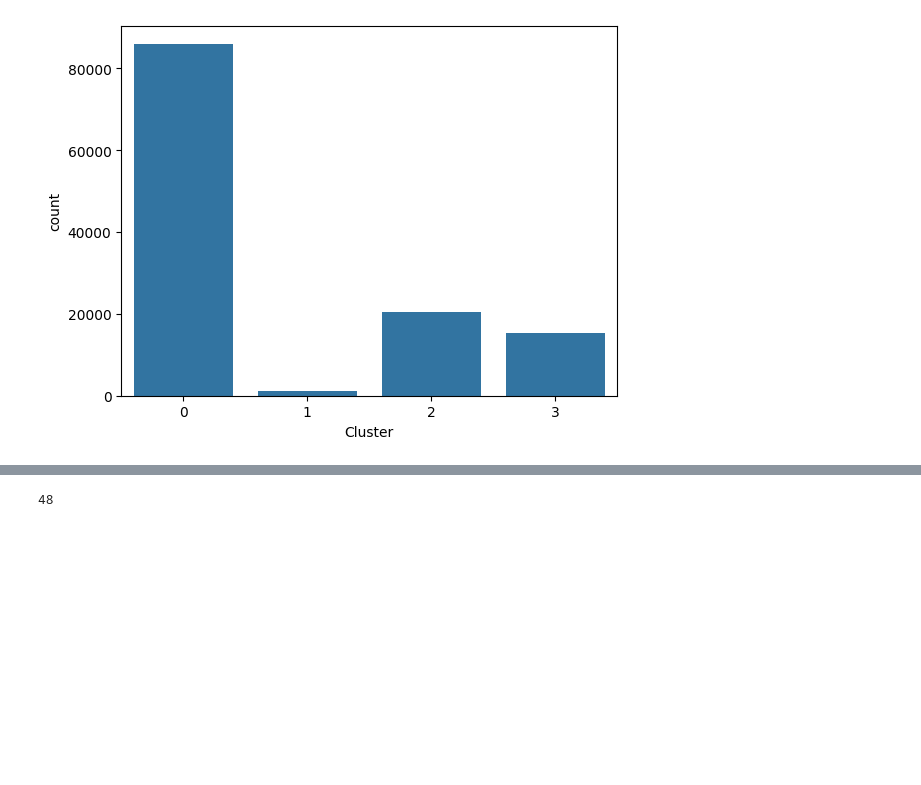
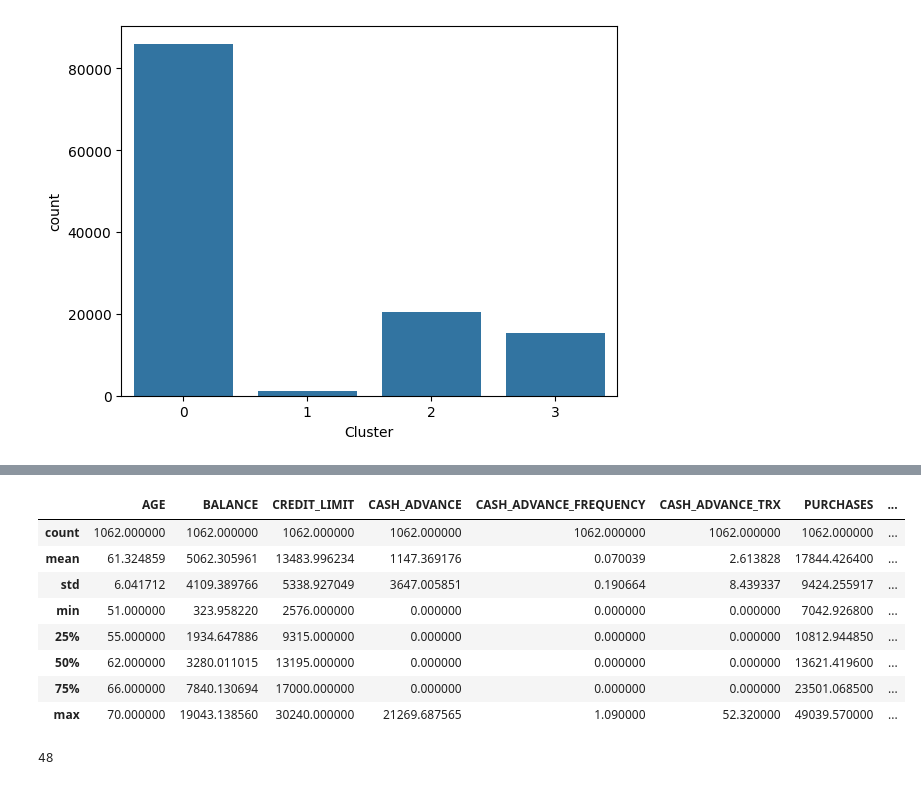
Before and after one commit to mhs10031990/INS_CUST_SEGMT_Repo, a Jupyter notebook: CUST_SEGMT_Model_Building.ipynb, the cells around one changed output, grey strips where cells are left out. Drawn from its saved outputs; the diff is of its cells as text; code cells hidden in the pictures; blank space fills up the shorter version.

```diff
--- a/CUST_SEGMT_Model_Building.ipynb
+++ b/CUST_SEGMT_Model_Building.ipynb
@@ -266,0 +299,12 @@ sns.countplot(x='Cluster', data=cluster_df)
+# %%
+cluster_2_df.describe(include=['int8','int32','float64'])
+# %% [output]
+|  | AGE | BALANCE | CREDIT_LIMIT | CASH_ADVANCE | CASH_ADVANCE_FREQUENCY | CASH_ADVANCE_TRX | PURCHASES | ... |
+| count | 1062.000000 | 1062.000000 | 1062.000000 | 1062.000000 | 1062.000000 | 1062.000000 | 1062.000000 | ... |
+| mean | 61.324859 | 5062.305961 | 13483.996234 | 1147.369176 | 0.070039 | 2.613828 | 17844.426400 | ... |
+| std | 6.041712 | 4109.389766 | 5338.927049 | 3647.005851 | 0.190664 | 8.439337 | 9424.255917 | ... |
+| min | 51.000000 | 323.958220 | 2576.000000 | 0.000000 | 0.000000 | 0.000000 | 7042.926800 | ... |
+| 25% | 55.000000 | 1934.647886 | 9315.000000 | 0.000000 | 0.000000 | 0.000000 | 10812.944850 | ... |
+| 50% | 62.000000 | 3280.011015 | 13195.000000 | 0.000000 | 0.000000 | 0.000000 | 13621.419600 | ... |
+| 75% | 66.000000 | 7840.130694 | 17000.000000 | 0.000000 | 0.000000 | 0.000000 | 23501.068500 | ... |
+| max | 70.000000 | 19043.138560 | 30240.000000 | 21269.687565 | 1.090000 | 52.320000 | 49039.570000 | ... |
```
Also changed, not shown: parts of 3 cells of this notebook.
